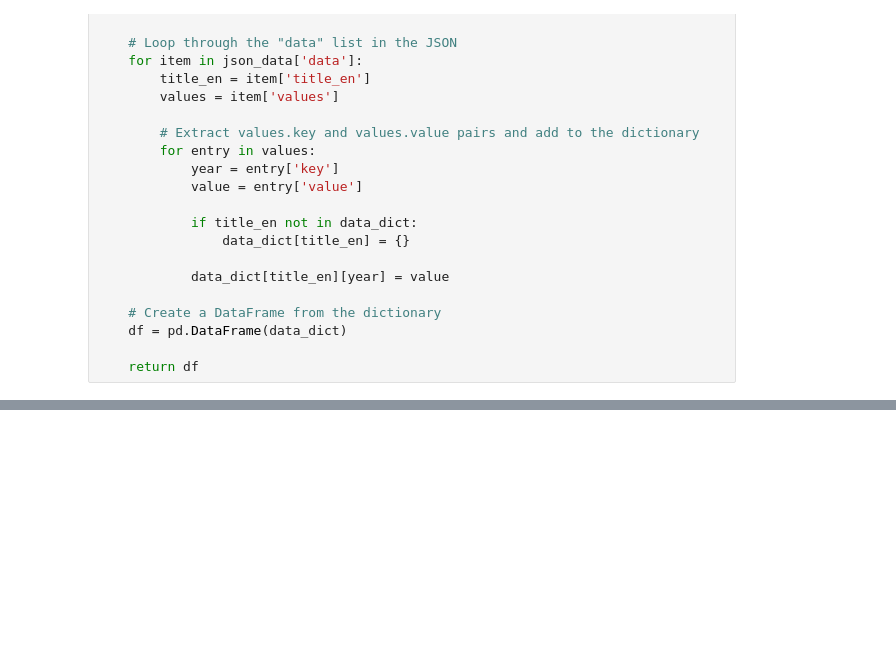
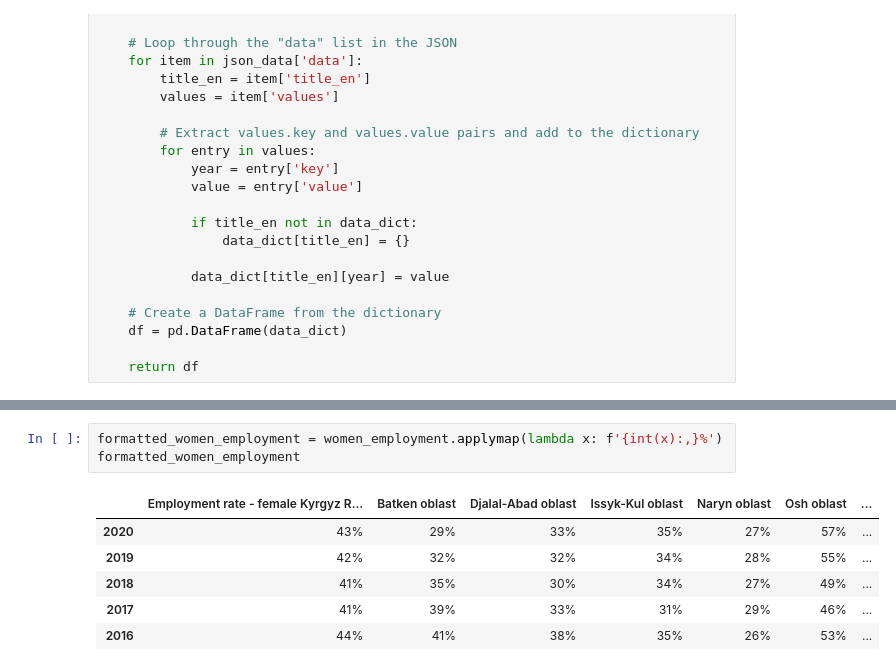
Before and after one commit to abdyraman/salaries_var_mvsw, a Jupyter notebook: json_ETL.ipynb, the cells around one changed output, grey strips where cells are left out. Drawn from its saved outputs; the diff is of its cells as text; blank space fills up the shorter version.

```diff
--- a/json_ETL.ipynb
+++ b/json_ETL.ipynb
@@ -43,3 +50,13 @@ women_employment
+# %%
+formatted_women_employment = women_employment.applymap(lambda x: f'{int(x):,}%')
+formatted_women_employment
+# %% [output]
+|  | Employment rate - female Kyrgyz R... | Batken oblast | Djalal-Abad oblast | Issyk-Kul oblast | Naryn oblast | Osh oblast | ... |
+| 2020 | 43% | 29% | 33% | 35% | 27% | 57% | ... |
+| 2019 | 42% | 32% | 32% | 34% | 28% | 55% | ... |
+| 2018 | 41% | 35% | 30% | 34% | 27% | 49% | ... |
+| 2017 | 41% | 39% | 33% | 31% | 29% | 46% | ... |
+| 2016 | 44% | 41% | 38% | 35% | 26% | 53% | ... |
 # %%
 url = "http://stat.kg/ru/opendata/category/4924/json"
 men_employment = create_dataframe_from_json(url)
```
Also changed, not shown: parts of 7 cells of this notebook, 4 other files.
